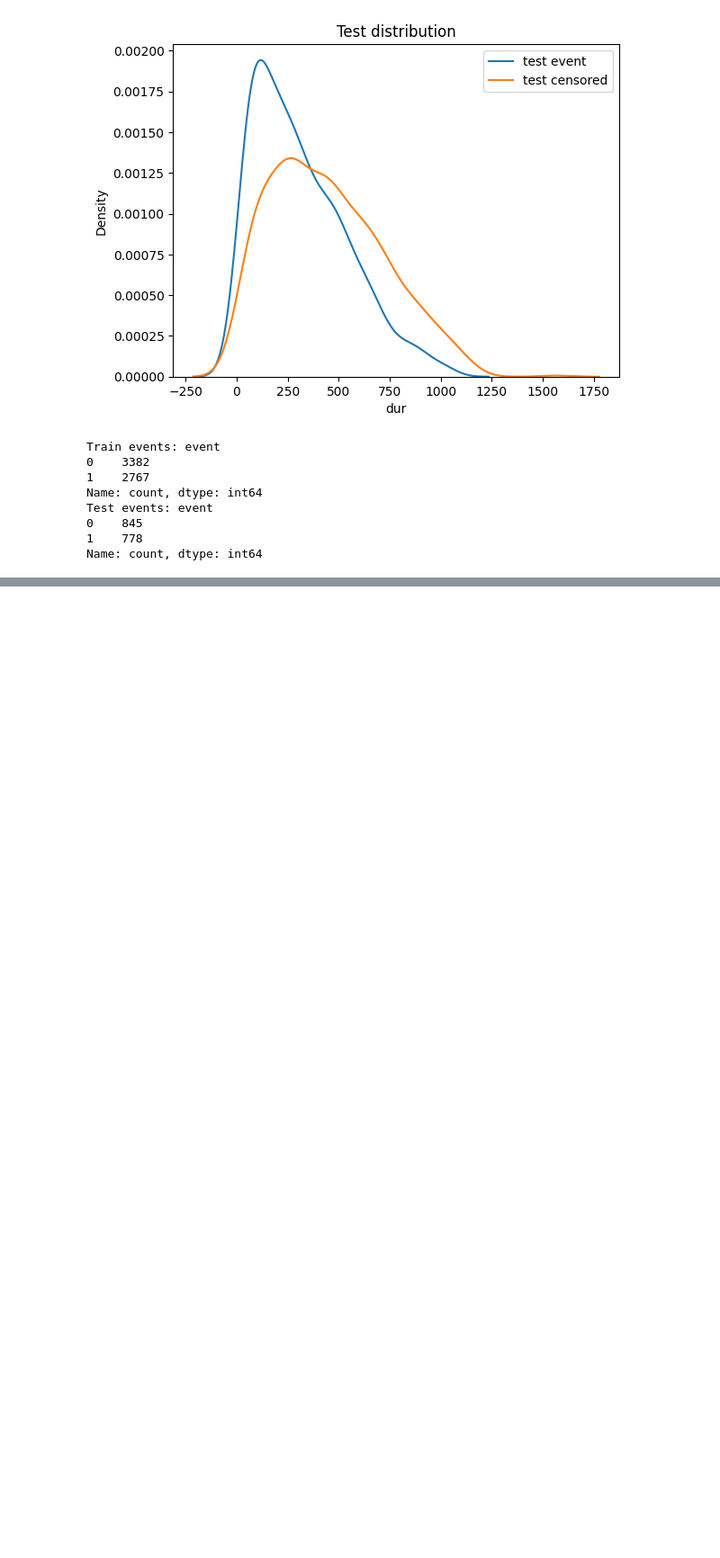
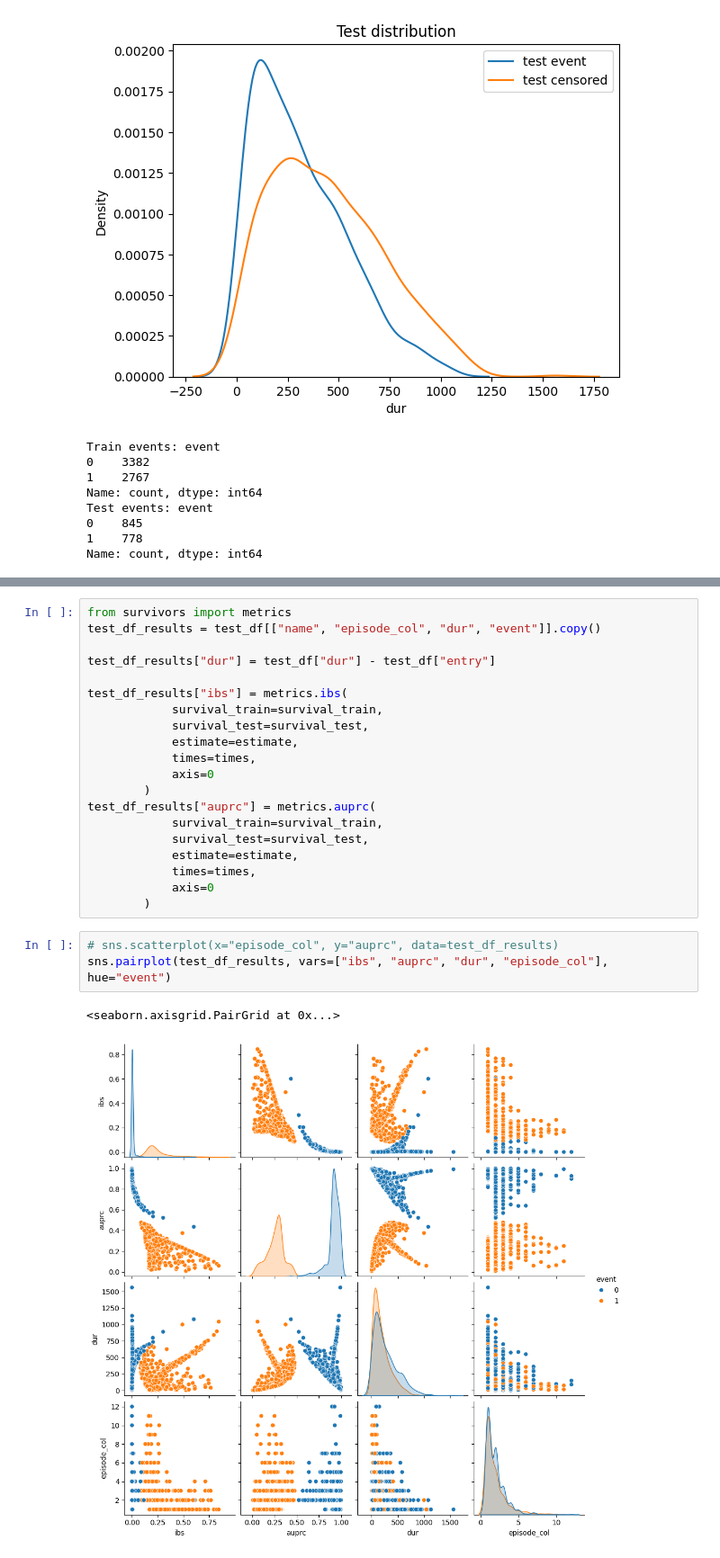
Before and after one commit to DKoleda6/recurrent_event, a Jupyter notebook: main_jupyter.ipynb, the cells around one changed output, grey strips where cells are left out. Shown at 90% size. Saved outputs shown, nothing was run; the diff lists cells and outputs as text; blank space fills up the shorter version.

```diff
--- a/main_jupyter.ipynb
+++ b/main_jupyter.ipynb
@@ -174,0 +261,26 @@ plt.show()
+# %%
+from survivors import metrics
+test_df_results = test_df[["name", "episode_col", "dur", "event"]].copy()
+
+test_df_results["dur"] = test_df["dur"] - test_df["entry"]
+
+test_df_results["ibs"] = metrics.ibs(
+            survival_train=survival_train,
+            survival_test=survival_test,
+            estimate=estimate,
+            times=times,
+            axis=0
+        )
+test_df_results["auprc"] = metrics.auprc(
+            survival_train=survival_train,
+            survival_test=survival_test,
+            estimate=estimate,
+            times=times,
+            axis=0
+        )
+# %%
+# sns.scatterplot(x="episode_col", y="auprc", data=test_df_results)
+sns.pairplot(test_df_results, vars=["ibs", "auprc", "dur", "episode_col"], hue="event")
+# %% [output]
+<seaborn.axisgrid.PairGrid at 0x...>
+[figure, added]
```
Also changed, not shown: parts of 13 cells of this notebook.
